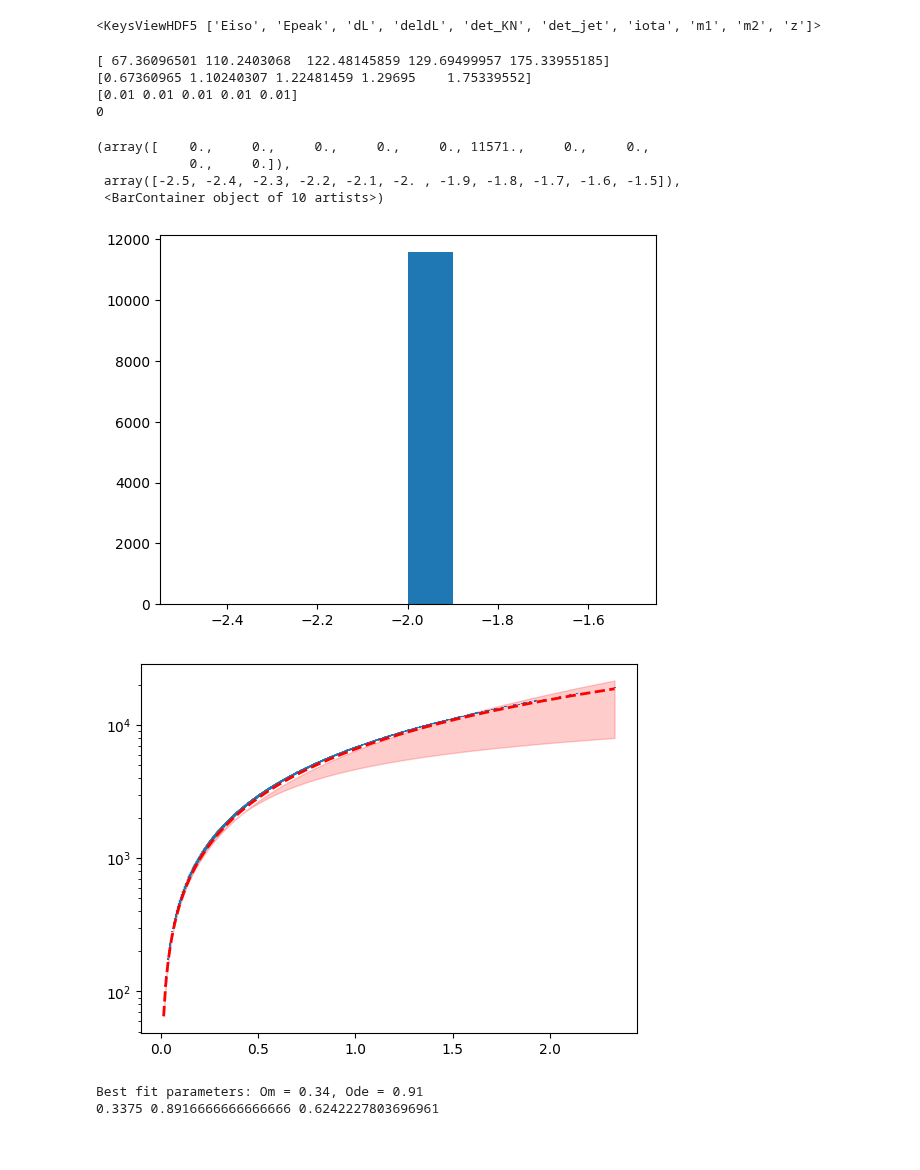
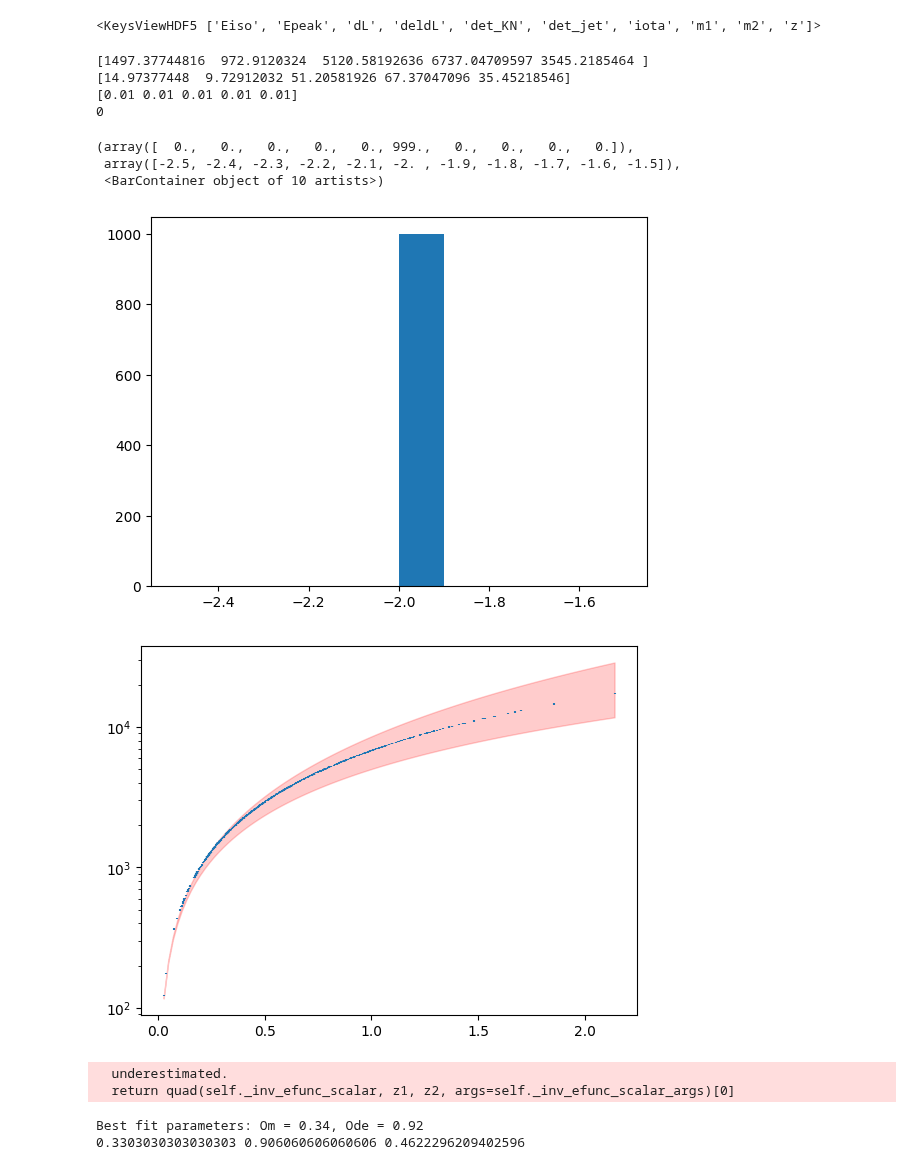
Before and after one commit to joanalnu/OAB-INAF, a Jupyter notebook: GW/hubble-diagram.ipynb, the cells around one changed output. Drawn from its saved outputs; the diff is of its cells as text; code cells hidden in the pictures.

Commit message:
using only first 1000 entries
remove sorting thing for plotting, use instead an extra z_array = np.linspace(min, max, 100)

increased Om-Ode to 100x100

```diff
--- a/GW/hubble-diagram.ipynb
+++ b/GW/hubble-diagram.ipynb
@@ -11,18 +11,18 @@ from scipy.optimize import curve_fit
 
 with h5py.File('nsns_population_joan.hdf5', 'r') as table:
     print(table.keys())
-    dl_unsorted = table['dL'][()]
-    z_unsorted = table['z'][()]
-    dl_err_unsorted = table['deldL'][()]
+    dl = table['dL'][()][0:999]
+    z = table['z'][()][0:999]
+    dl_err = table['deldL'][()][0:999]
 # %% [output]
 <KeysViewHDF5 ['Eiso', 'Epeak', 'dL', 'deldL', 'det_KN', 'det_jet', 'iota', 'm1', 'm2', 'z']>
 # %%
 # Get sorted indices based on array 'a'
-sorted_indices = np.argsort(z_unsorted)
+#sorted_indices = np.argsort(z_unsorted)
 
 # Apply the sorting to both arrays
-z = z_unsorted[sorted_indices]
-dl = dl_unsorted[sorted_indices]
+#z = z_unsorted[sorted_indices]
+#dl = dl_unsorted[sorted_indices]
 #dl_err = dl_err_unsorted[sorted_indices]
 dl_err = 0.01*dl # 5% of actual value
 # %%
@@ -37,34 +37,36 @@ for val in rel_err:
 print(count)
 
 
+
 plt.hist(np.log10(dl_err/dl))
 # %% [output]
-[ 67.36096501 110.2403068  122.48145859 129.69499957 175.33955185]
-[0.67360965 1.10240307 1.22481459 1.29695    1.75339552]
+[1497.37744816  972.9120324  5120.58192636 6737.04709597 3545.2185464 ]
+[14.97377448  9.72912032 51.20581926 67.37047096 35.45218546]
 [0.01 0.01 0.01 0.01 0.01]
 0
-(array([    0.,     0.,     0.,     0.,     0., 11571.,     0.,     0.,
-            0.,     0.]),
+(array([  0.,   0.,   0.,   0.,   0., 999.,   0.,   0.,   0.,   0.]),
  array([-2.5, -2.4, -2.3, -2.2, -2.1, -2. , -1.9, -1.8, -1.7, -1.6, -1.5]),
  <BarContainer object of 10 artists>)
-[figure, old version]
+[figure, new version]
 # %%
+z_array = np.linspace(np.min(z), np.max(z), 100)
 standard = LambdaCDM(H0=70, Om0=0.3, Ode0=0.7)
-upper = LambdaCDM(H0=70, Om0=2.0, Ode0=2.0)
-lower = LambdaCDM(H0=70, Om0=0.0, Ode0=0.0)
+upper = LambdaCDM(H0=70, Om0=1.0, Ode0=0.0)
+lower = LambdaCDM(H0=70, Om0=0.0, Ode0=1.0)
+
 
 plt.figure()
 plt.errorbar(z, dl, dl_err, fmt='none')
-plt.plot(z, standard.luminosity_distance(z), linewidth=2, c='r', linestyle='--')
-plt.fill_between(z, lower.luminosity_distance(z).value, upper.luminosity_distance(z).value, color='r', alpha=0.2)
+#plt.plot(z_array, standard.luminosity_distance(z_array), linewidth=2, c='r', linestyle='--')
+plt.fill_between(z_array, lower.luminosity_distance(z_array).value, upper.luminosity_distance(z_array).value, color='r', alpha=0.2)
 plt.yscale('log')
 #plt.ylim(1e-3, 1e5)
 # %% [output]
-[figure, old version]
+[figure, new version]
 # %%
 # Parameter ranges
-Om = np.linspace(0.1, 2.0, 25)
-Ode = np.linspace(0.1, 2.0, 25)
+Om = np.linspace(0.1, 2.0, 100)
+Ode = np.linspace(0.1, 2.0, 100)
 
 # Calculate chi-square surface
 chi_surface = np.zeros([len(Om), len(Ode)])
@@ -105,8 +107,10 @@ Om_id, Ode_id = np.unravel_index(np.nanargmin(masked_chi_surface), masked_chi_su
 Om_manual_fit, Ode_manual_fit = Om[Om_id], Ode[Ode_id]
 print(Om_manual_fit, Ode_manual_fit, min_chi)
 # %% [output]
-Best fit parameters: Om = 0.34, Ode = 0.91
-0.3375 0.8916666666666666 0.6242227803696961
+  underestimated.
+  return quad(self._inv_efunc_scalar, z1, z2, args=self._inv_efunc_scalar_args)[0]
+Best fit parameters: Om = 0.34, Ode = 0.92
+0.3303030303030303 0.906060606060606 0.4622296209402596
 # %%
 chi_surface
 # %% [output]
```
Also changed, not shown: parts of 2 cells of this notebook, 1 other file.
